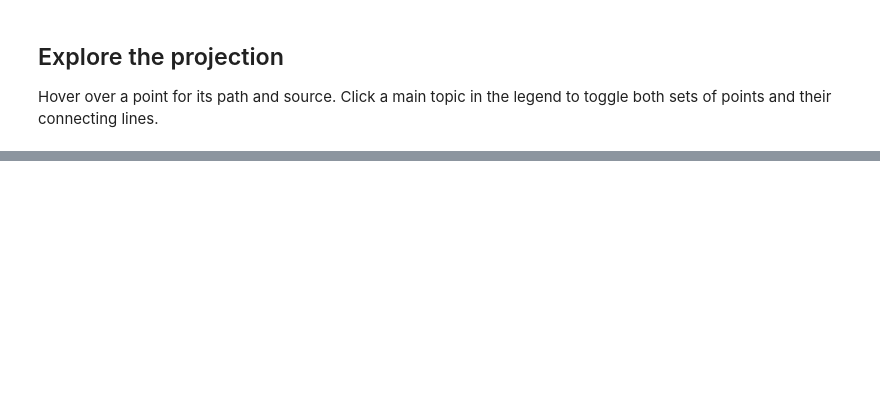
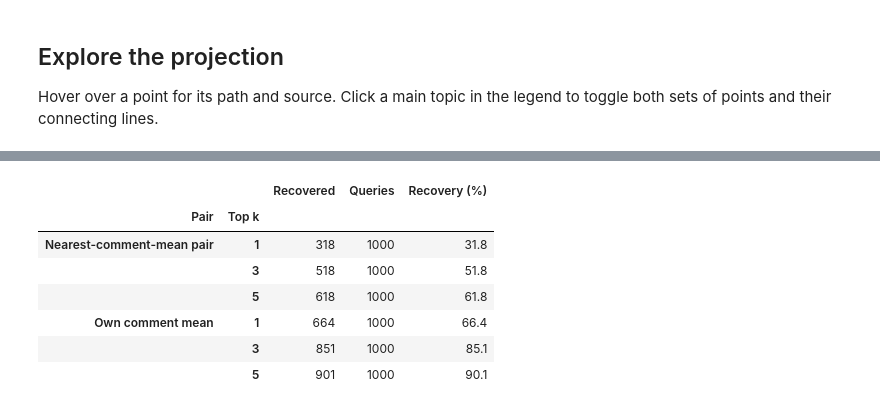
Before and after one commit to nachodll/topic_embeddings, a Jupyter notebook: notebooks/5_tsne_topic_comment_means.ipynb, the cells around one changed output, grey strips where cells are left out. Drawn from its saved outputs; the diff is of its cells as text; code cells hidden in the pictures; blank space fills up the shorter version.

```diff
--- a/notebooks/5_tsne_topic_comment_means.ipynb
+++ b/notebooks/5_tsne_topic_comment_means.ipynb
@@ -192,0 +254,35 @@ Shared space from Sudoku comment mean · Euclidean distance
+# %%
+from scipy.spatial.distance import cdist
+
+def cosine_neighbors(vectors, k):
+    unit = normalize(vectors)
+    scores = unit @ unit.T
+    np.fill_diagonal(scores, -np.inf)
+    return np.argsort(-scores, axis=1, kind="stable")[:, :k]
+
+# Both arrays follow the same matched-path order, so neighbor indices identify paths.
+mean_neighbor = cosine_neighbors(mean_vectors[mean_rows], 1)
+topic_neighbors = cosine_neighbors(topic_vectors[topic_rows], 5)
+distances_to_means = cdist(topic_coords[topic_rows], aligned_means)
+nearest_means = np.argsort(distances_to_means, axis=1, kind="stable")[:, :5]
+
+recovery = []
+for label, hits in [
+    ("Nearest-comment-mean pair", topic_neighbors == mean_neighbor),
+    ("Own comment mean", nearest_means == mean_rows[:, None]),
+]:
+    for k in (1, 3, 5):
+        count = int(hits[:, :k].any(axis=1).sum())
+        recovery.append([label, k, count, len(pairs), 100 * count / len(pairs)])
+
+display(pd.DataFrame(recovery, columns=["Pair", "Top k", "Recovered", "Queries", "Recovery (%)"])
+        .set_index(["Pair", "Top k"]).round(2))
+# %% [output]
+|  |  | Recovered | Queries | Recovery (%) |
+| Pair | Top k |  |  |  |
+| Nearest-comment-mean pair | 1 | 318 | 1000 | 31.8 |
+|  | 3 | 518 | 1000 | 51.8 |
+|  | 5 | 618 | 1000 | 61.8 |
+| Own comment mean | 1 | 664 | 1000 | 66.4 |
+|  | 3 | 851 | 1000 | 85.1 |
+|  | 5 | 901 | 1000 | 90.1 |
```
Also changed, not shown: parts of 6 cells of this notebook, 6 other files.
